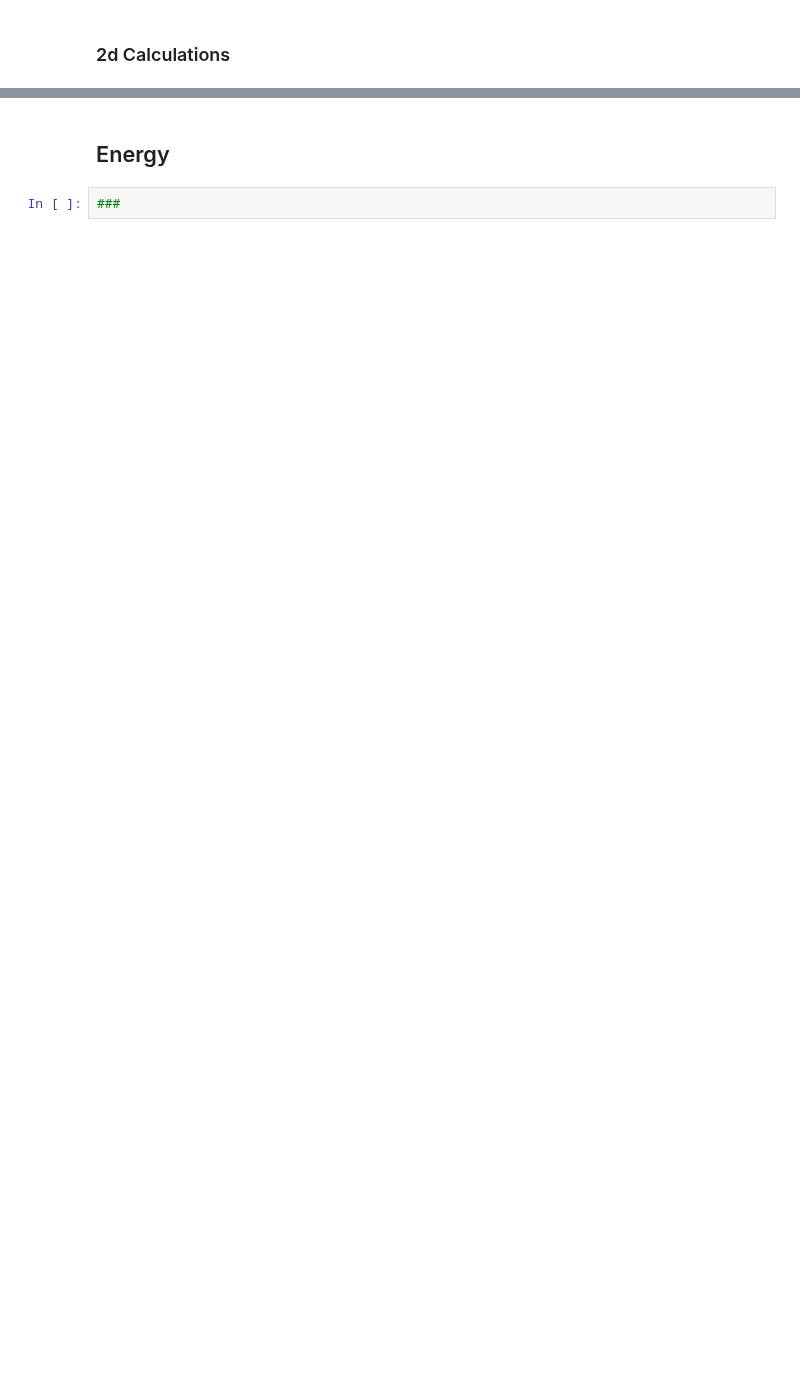
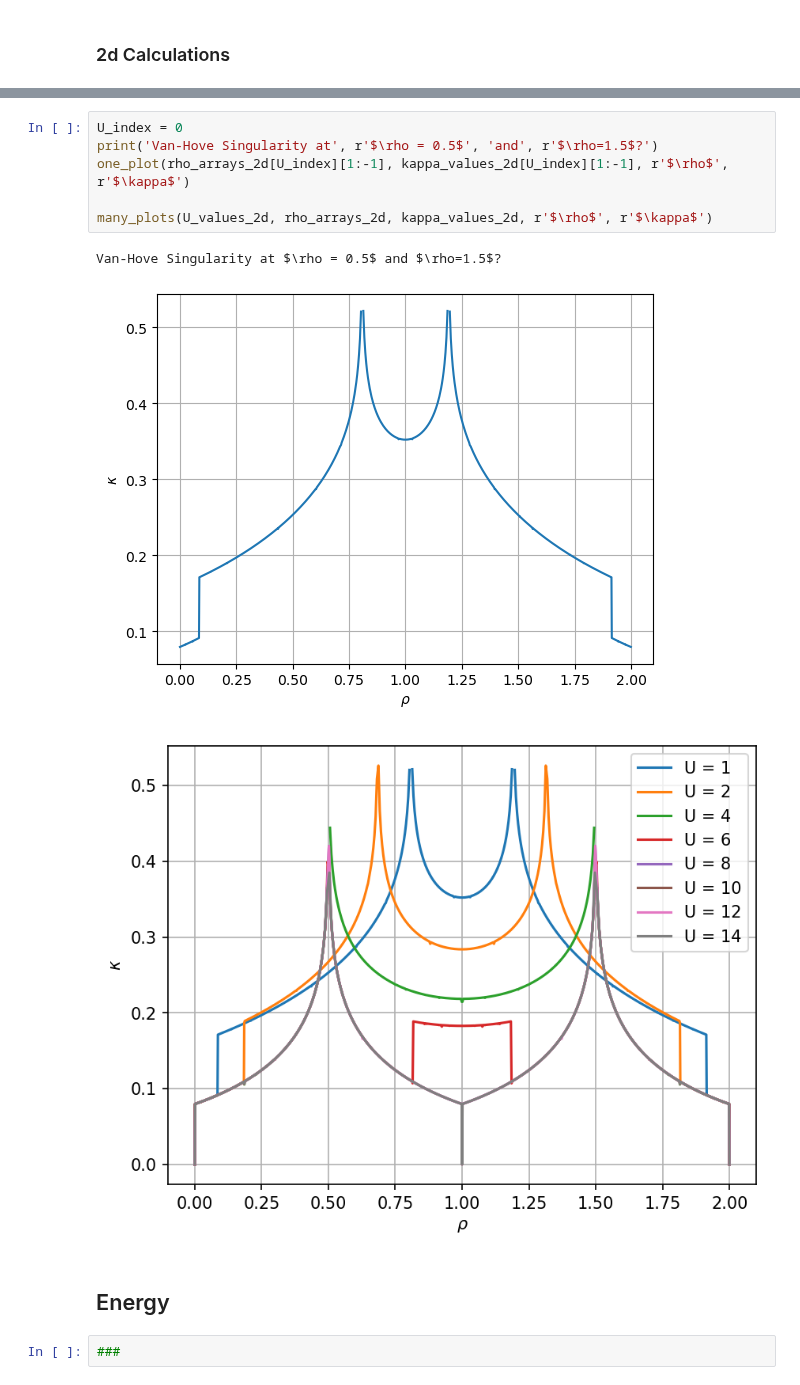
Before and after one commit to janjhch/bachelorthesis, a Jupyter notebook: ground_state/gs_chem_pot_energy_2D.ipynb, the cells around one changed output, grey strips where cells are left out. Saved outputs shown, nothing was run; the diff lists cells and outputs as text; blank space fills up the shorter version.

```diff
--- a/ground_state/gs_chem_pot_energy_2D.ipynb
+++ b/ground_state/gs_chem_pot_energy_2D.ipynb
@@ -184,3 +194,13 @@ one_plot(rho_arrays_2d[7], kappa_values_2d, r'$\rho$', r'$\kappa$')
+# %%
+U_index = 0
+print('Van-Hove Singularity at', r'$\rho = 0.5$', 'and', r'$\rho=1.5$?')
+one_plot(rho_arrays_2d[U_index][1:-1], kappa_values_2d[U_index][1:-1], r'$\rho$', r'$\kappa$')
+
+many_plots(U_values_2d, rho_arrays_2d, kappa_values_2d, r'$\rho$', r'$\kappa$')
+# %% [output]
+Van-Hove Singularity at $\rho = 0.5$ and $\rho=1.5$?
+[figure, added]
+[figure, added]
 # %% [markdown]
 ## Energy
 # %%
```
Also changed, not shown: parts of 6 cells of this notebook.
